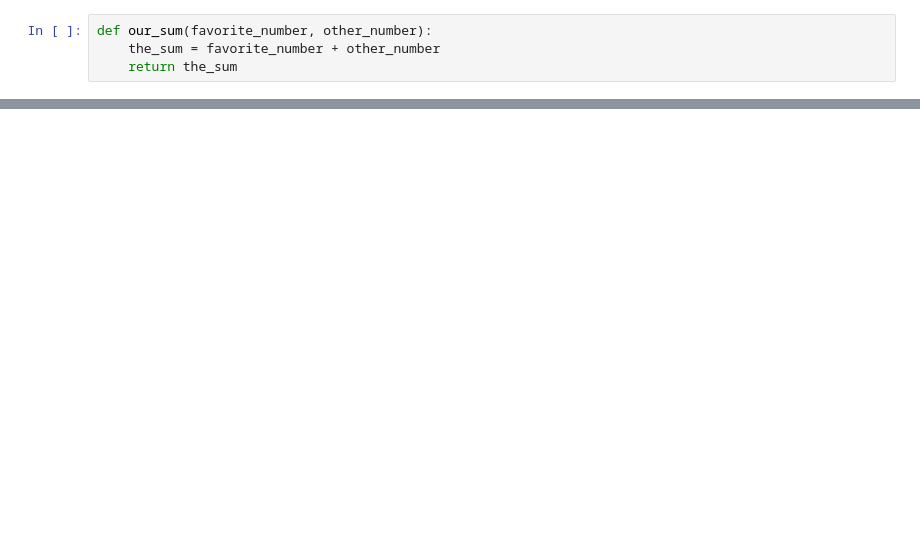
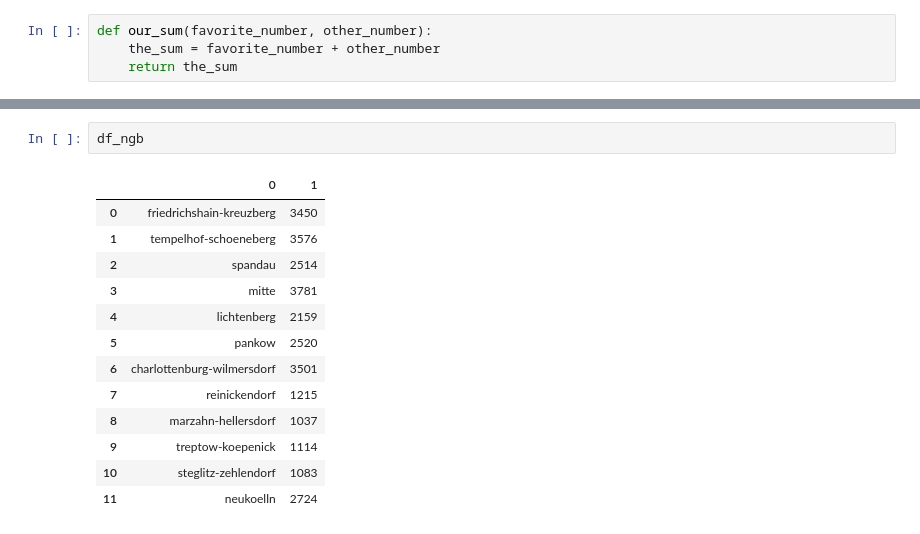
Before and after one commit to ReDI-School/data-analysis, a Jupyter notebook: class-3/Names_in_Berlin.ipynb, the cells around one changed output, grey strips where cells are left out. Drawn from its saved outputs; the diff is of its cells as text; blank space fills up the shorter version.

```diff
--- a/class-3/Names_in_Berlin.ipynb
+++ b/class-3/Names_in_Berlin.ipynb
@@ -362,0 +531,16 @@ our_sum(42, 7)
+# %%
+df_ngb
+# %% [output]
+|  | 0 | 1 |
+| 0 | friedrichshain-kreuzberg | 3450 |
+| 1 | tempelhof-schoeneberg | 3576 |
+| 2 | spandau | 2514 |
+| 3 | mitte | 3781 |
+| 4 | lichtenberg | 2159 |
+| 5 | pankow | 2520 |
+| 6 | charlottenburg-wilmersdorf | 3501 |
+| 7 | reinickendorf | 1215 |
+| 8 | marzahn-hellersdorf | 1037 |
+| 9 | treptow-koepenick | 1114 |
+| 10 | steglitz-zehlendorf | 1083 |
+| 11 | neukoelln | 2724 |
```
Also changed, not shown: parts of 36 cells of this notebook, 1 other file.
